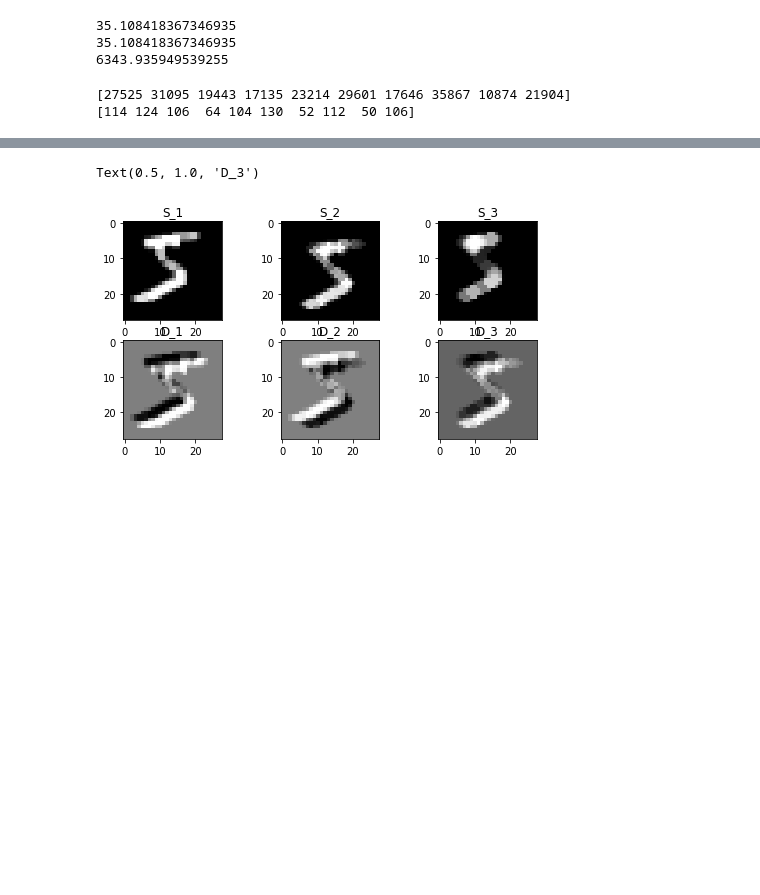
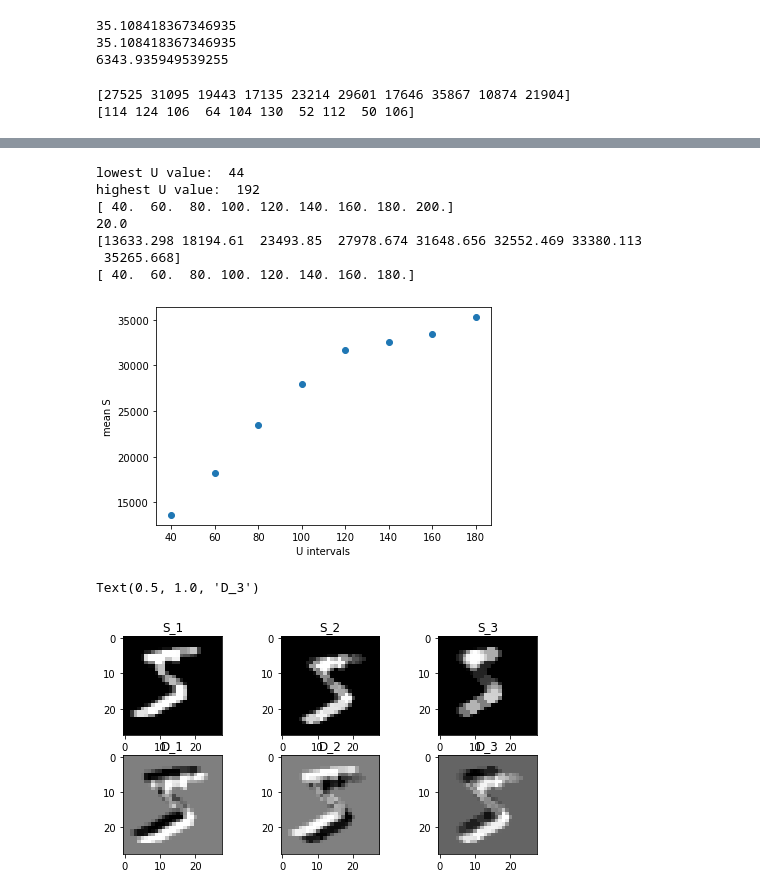
Before and after one commit to tomheit/xai_gan, a Jupyter notebook: edges.ipynb, the cells around one changed output, grey strips where cells are left out. Cells and saved outputs as stored; diff of their text form; code cells hidden in the pictures; blank space fills up the shorter version.

```diff
--- a/edges.ipynb
+++ b/edges.ipynb
@@ -135,3 +175,38 @@ plt.show()
+# %%
+print('lowest U value: ', np.min(unglaette))
+print('highest U value: ', np.max(unglaette))
+lower_bound = 40
+upper_bound = 200
+U_intervals = np.linspace(lower_bound, upper_bound, num = 9, endpoint = True)
+print(U_intervals)
+S_vals = np.zeros([U_intervals.shape[0]-1], np.float32)
+S_quantity = np.zeros([U_intervals.shape[0]-1], np.float32)
+int_length = (upper_bound - lower_bound)/(S_vals.shape[0])
+print(int_length)
+
+for i in range(unglaette.shape[0]):
+    index = math.floor((unglaette[i]-lower_bound)/int_length)
+    S_vals[index] += whitespaces[i]
+    S_quantity[index] += 1
+
+for i in range(S_vals.shape[0]):
+    S_vals[i] = S_vals[i]/S_quantity[i]
+
+print(S_vals)
+print(U_intervals[0:8])
+plt.scatter(x = U_intervals[0:8], y = S_vals)
+plt.xlabel('U intervals')
+plt.ylabel('mean S')
+plt.show()
+# %% [output]
+lowest U value:  44
+highest U value:  192
+[ 40.  60.  80. 100. 120. 140. 160. 180. 200.]
+20.0
+[13633.298 18194.61  23493.85  27978.674 31648.656 32552.469 33380.113
+ 35265.668]
+[ 40.  60.  80. 100. 120. 140. 160. 180.]
+[figure, added]
 # %%
 x_ = tf.cast(np.expand_dims((image-127.5)/127.5, 0), tf.float32)
 x = tf.Variable(x_)
```
Also changed, not shown: parts of 2 cells of this notebook.
